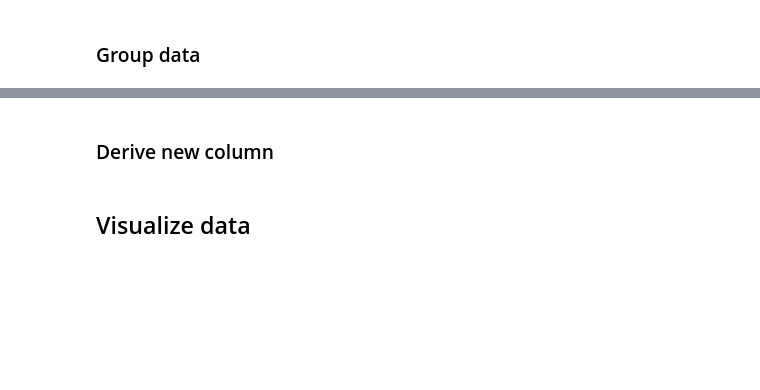
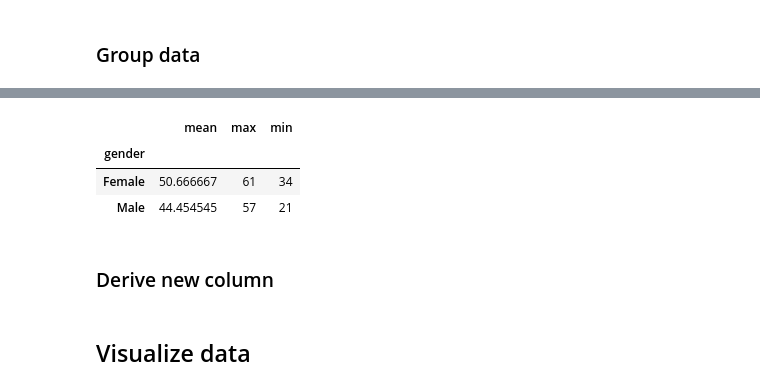
Before and after one commit to mingfujacky/Lecture-Python, a Jupyter notebook: pandas/pandas_middle.ipynb, the cells around one changed output, grey strips where cells are left out. Cells and saved outputs as stored; diff of their text form; code cells hidden in the pictures; blank space fills up the shorter version.

```diff
--- a/pandas/pandas_middle.ipynb
+++ b/pandas/pandas_middle.ipynb
@@ -407,9 +586,14 @@ df.groupby('area')['id'].count() # 客戶中住各區的人數
 # %%
 #彙總統計：agg(), 客戶中男女生的平均年齡、最年長及最年輕的年齡
 df.groupby('gender')['age'].agg(['mean', 'max', 'min'])
-df.groupby('gender')['age'].mean()
-df.groupby('gender')['age'].max()
-df.groupby('gender')['age'].min()
+# df.groupby('gender')['age'].mean()
+# df.groupby('gender')['age'].max()
+# df.groupby('gender')['age'].min()
+# %% [output]
+|  | mean | max | min |
+| gender |  |  |  |
+| Female | 50.666667 | 61 | 34 |
+| Male | 44.454545 | 57 | 21 |
 # %% [markdown]
 ### Derive new column
 # %%
```
Also changed, not shown: parts of 23 cells of this notebook, 4 other files.
